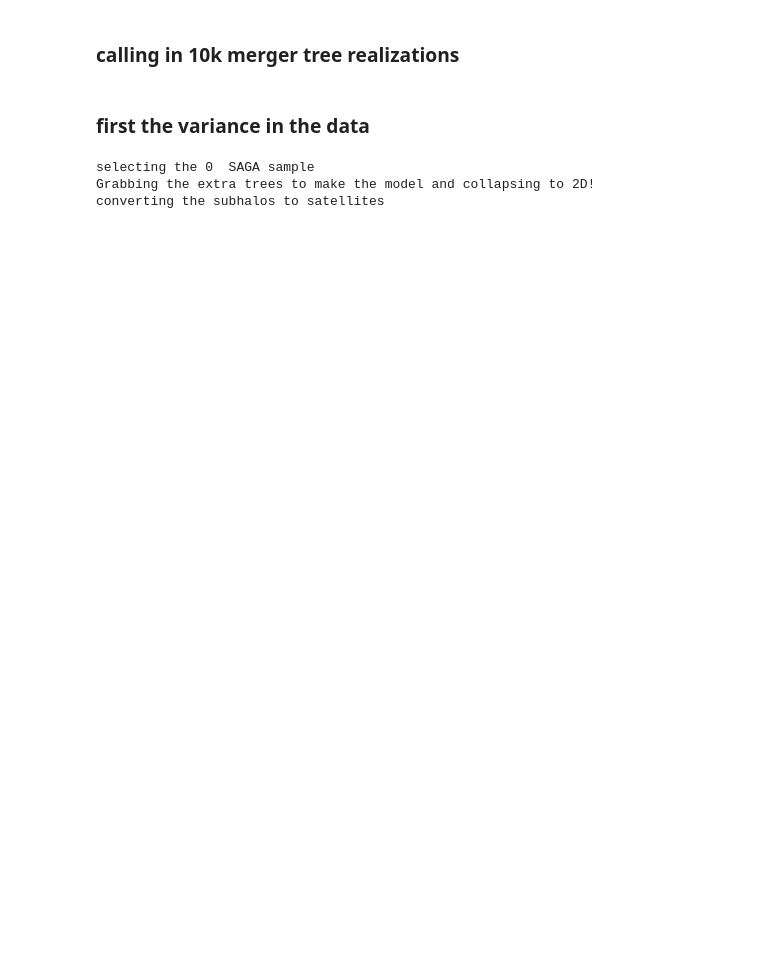
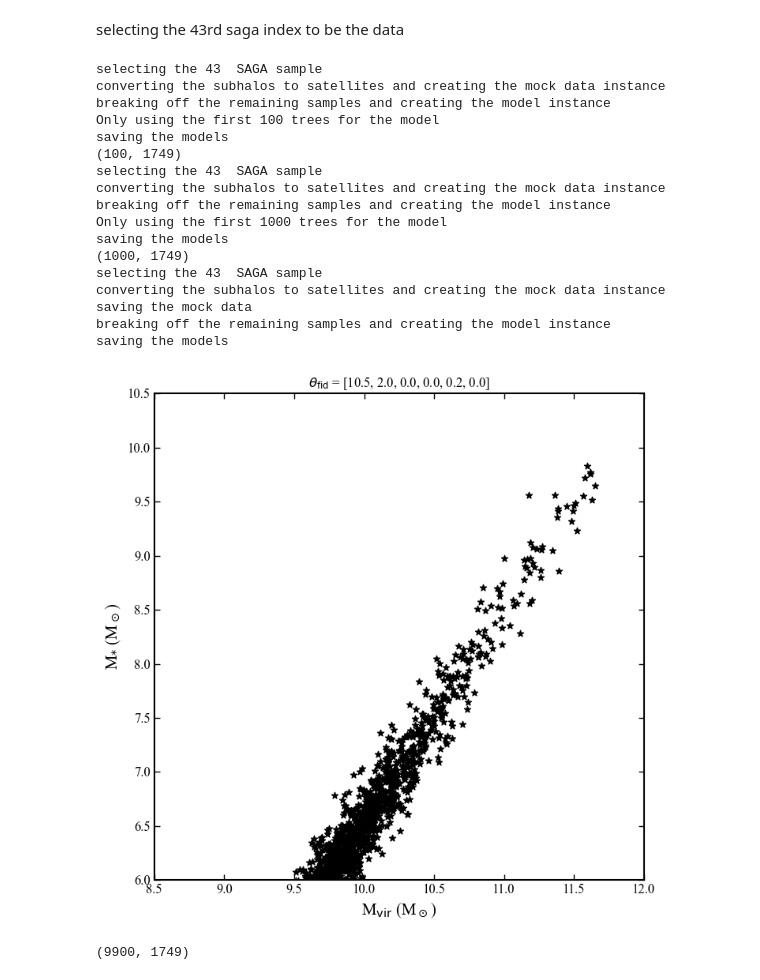
Before and after one commit to jsmonzon/SatGen, a Jupyter notebook: notebooks/paper/Nhost_converge_scratch.ipynb, the cells around one changed output. Cells and saved outputs as stored; diff of their text form; code cells hidden in the pictures; blank space fills up the shorter version.

Commit message:
new version of the saga data

```diff
--- a/notebooks/paper/Nhost_converge_scratch.ipynb
+++ b/notebooks/paper/Nhost_converge_scratch.ipynb
@@ -19,7 +21,3 @@ from scipy import interpolate
 plt.style.use('../paper/paper.mplstyle')
 double_textwidth = 7.0 #inches
 single_textwidth = 3.5 #inches
-# %% [markdown]
-### calling in 10k merger tree realizations
-# %% [markdown]
-### first the variance in the data
@@ -45,7 +24,38 @@ def lnL_KS_max(data, model):
 # %%
-fid_theta = [10.5, 2.0, 0,0, 0.0, 0.0, 0.0]
-teste = jsm_models.SAMPLE_SAGA_MODELS(fid_theta, meta_path="../../../data/MW-analog/meta_data_psi4/", extra_path="../../../data/MW-analog/meta_data_psi3/", SAGA_ind=0)
+fid_theta = [10.5, 2.0, 0.0, 0.0, 0.2, 0.0]
+meta_path = "../../../data/MW-analog/meta_data_psi3/"
-# %% [output]
-selecting the 0  SAGA sample
-Grabbing the extra trees to make the model and collapsing to 2D!
-converting the subhalos to satellites
+# %% [markdown]
+selecting the 43rd saga index to be the data
+# %%
+ind = 43
+modeldir = "../../mcmc/inference_tests/convergence/mock_1/Nhost_100/"
+mock_1_N100 = jsm_models.SAMPLE_SAGA_NEW(fid_theta=fid_theta, meta_path=meta_path, SAGA_ind=ind, Nhost_M=100, savedir=None, savemodel=modeldir, plot=False)
+print(mock_1_N100.lgMh_models.shape)
+
+modeldir = "../../mcmc/inference_tests/convergence/mock_1/Nhost_1000/"
+mock_1_N1000 = jsm_models.SAMPLE_SAGA_NEW(fid_theta=fid_theta, meta_path=meta_path, SAGA_ind=ind, Nhost_M=1000, savedir=None, savemodel=modeldir, plot=False)
+print(mock_1_N1000.lgMh_models.shape)
+
+datadir = "../../mcmc/inference_tests/convergence/mock_1/Nhost_10000/"
+mock_1_N10000 = jsm_models.SAMPLE_SAGA_NEW(fid_theta=fid_theta, meta_path=meta_path, SAGA_ind=ind, Nhost_M=None, savedir=datadir, savemodel=datadir, plot=True)
+print(mock_1_N10000.lgMh_models.shape)
+# %% [output]
+selecting the 43  SAGA sample
+converting the subhalos to satellites and creating the mock data instance
+breaking off the remaining samples and creating the model instance
+Only using the first 100 trees for the model
+saving the models
+(100, 1749)
+selecting the 43  SAGA sample
+converting the subhalos to satellites and creating the mock data instance
+breaking off the remaining samples and creating the model instance
+Only using the first 1000 trees for the model
+saving the models
+(1000, 1749)
+selecting the 43  SAGA sample
+converting the subhalos to satellites and creating the mock data instance
+saving the mock data
+breaking off the remaining samples and creating the model instance
+saving the models
+[figure, added]
+(9900, 1749)
```
Also changed, not shown: parts of 17 cells of this notebook, 50 other files.
